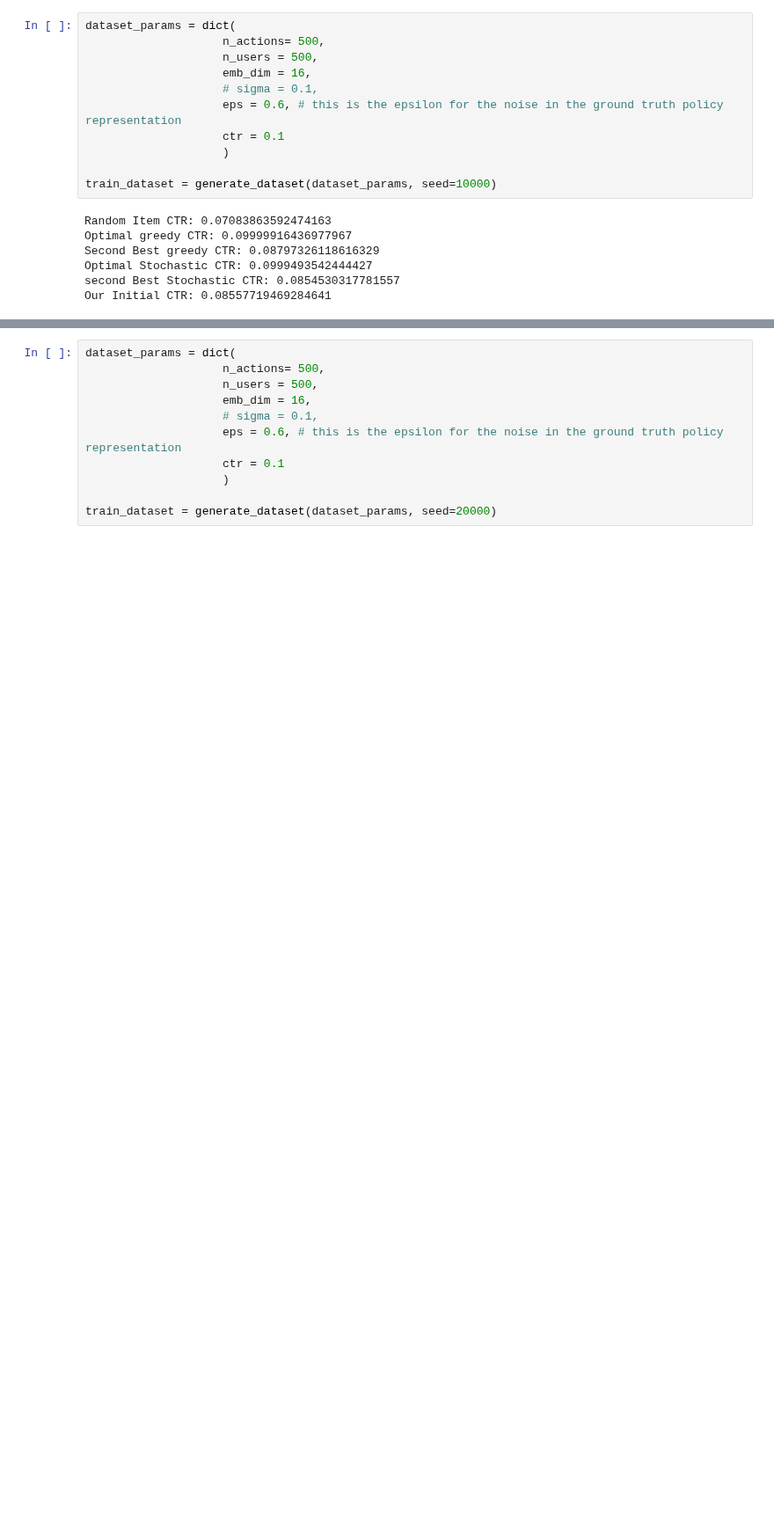
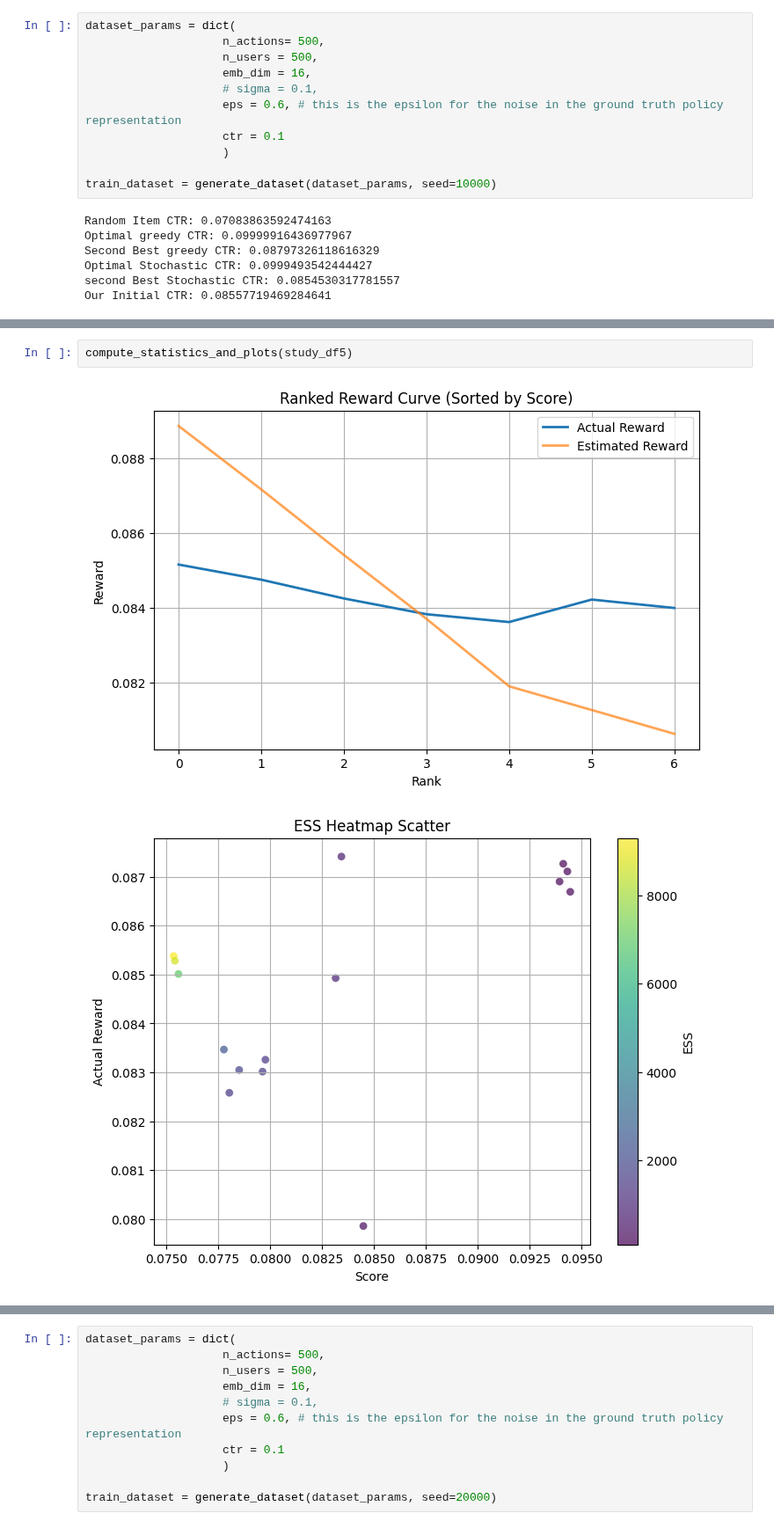
Before and after one commit to TauRoeed/OPC, a Jupyter notebook: run_OPL_tests.ipynb, the cells around one changed output, grey strips where cells are left out. Shown at 88% size. Saved outputs shown, nothing was run; the diff lists cells and outputs as text; blank space fills up the shorter version.

```diff
--- a/run_OPL_tests.ipynb
+++ b/run_OPL_tests.ipynb
@@ -387,0 +353,5 @@ Warning: Low ESS in validation data!
+# %%
+compute_statistics_and_plots(study_df5)
+# %% [output]
+[figure, added]
+[figure, added]
```
Also changed, not shown: parts of 26 cells of this notebook, 37 other files.
